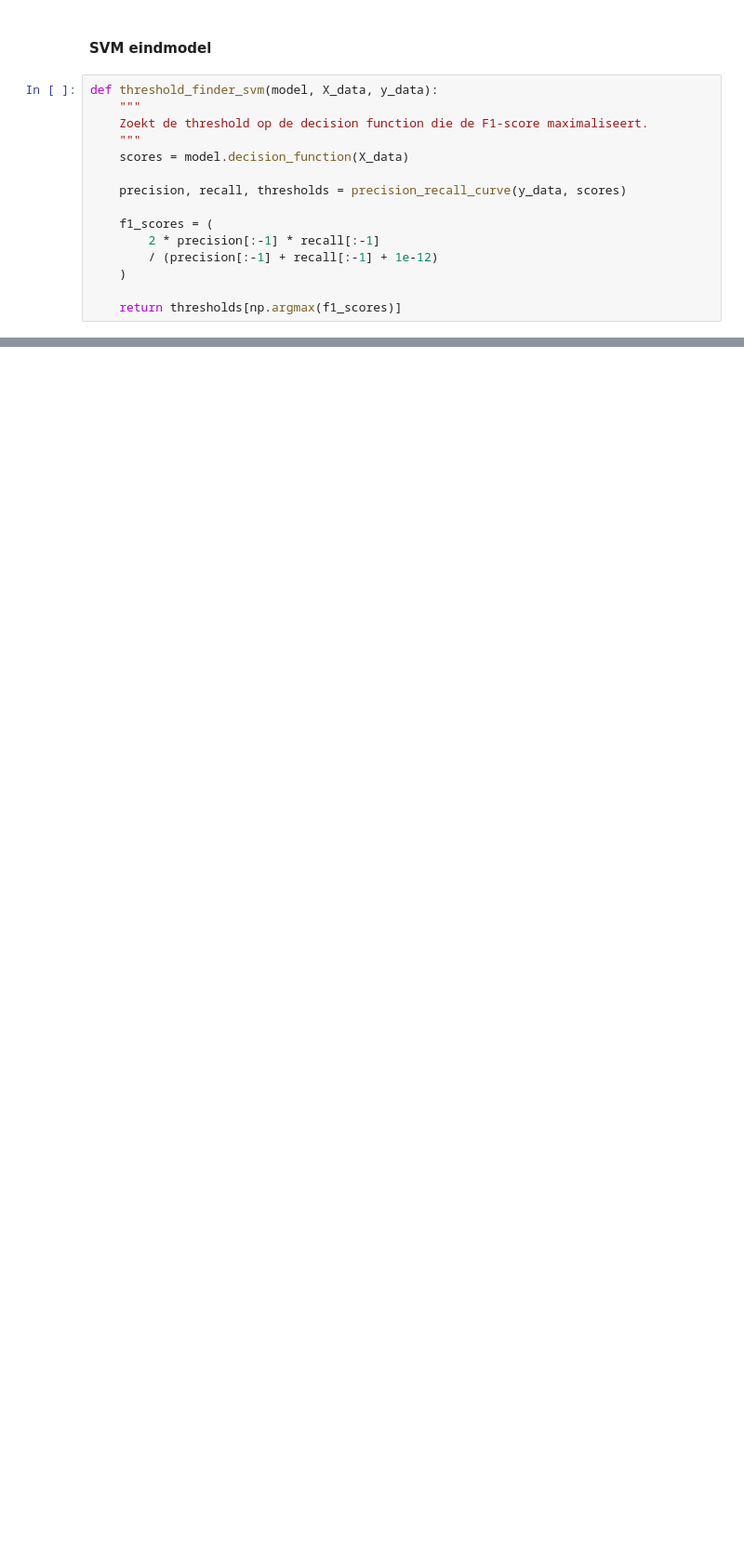
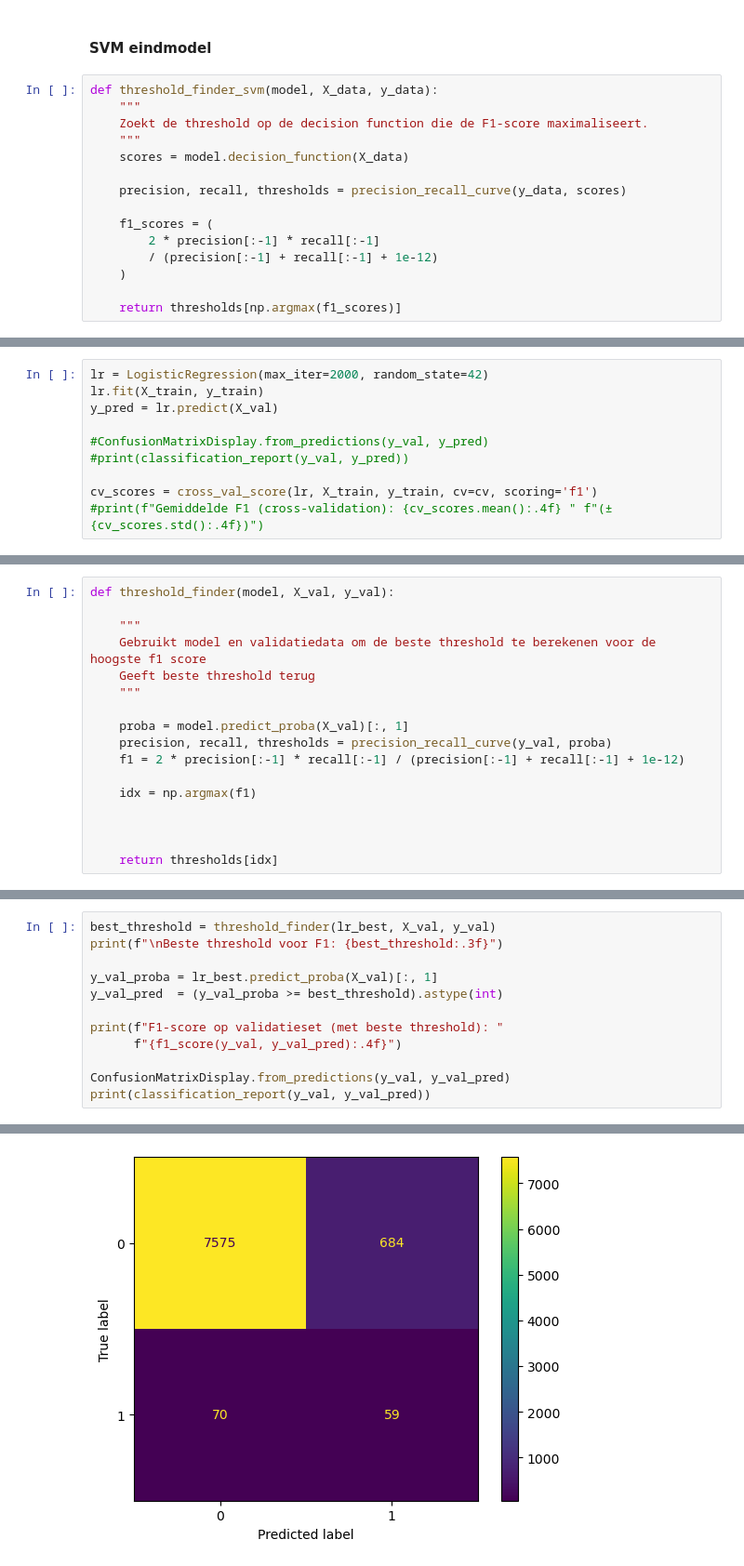
Before and after one commit to larsol55on/Machine-Learning-Herseninfract, a Jupyter notebook: lars.ipynb, the cells around one changed output, grey strips where cells are left out. Shown at 93% size. Cells and saved outputs as stored; diff of their text form; blank space fills up the shorter version.

Commit message:
logistic regession

```diff
--- a/lars.ipynb
+++ b/lars.ipynb
@@ -421,0 +592,10 @@ ChildProcessError: [Errno 10] No child processes
+# %%
+lr = LogisticRegression(max_iter=2000, random_state=42)
+lr.fit(X_train, y_train)
+y_pred = lr.predict(X_val)
+
+#ConfusionMatrixDisplay.from_predictions(y_val, y_pred)
+#print(classification_report(y_val, y_pred))
+
+cv_scores = cross_val_score(lr, X_train, y_train, cv=cv, scoring='f1')
+#print(f"Gemiddelde F1 (cross-validation): {cv_scores.mean():.4f} " f"(± {cv_scores.std():.4f})")
@@ -421,0 +663,17 @@ ChildProcessError: [Errno 10] No child processes
+# %%
+def threshold_finder(model, X_val, y_val):
+
+    """
+    Gebruikt model en validatiedata om de beste threshold te berekenen voor de hoogste f1 score
+    Geeft beste threshold terug
+    """
+
+    proba = model.predict_proba(X_val)[:, 1]
+    precision, recall, thresholds = precision_recall_curve(y_val, proba)
+    f1 = 2 * precision[:-1] * recall[:-1] / (precision[:-1] + recall[:-1] + 1e-12)
+
+    idx = np.argmax(f1)
+
+
+
+    return thresholds[idx]
@@ -421,0 +682,13 @@ ChildProcessError: [Errno 10] No child processes
+# %%
+best_threshold = threshold_finder(lr_best, X_val, y_val)
+print(f"\nBeste threshold voor F1: {best_threshold:.3f}")
+
+y_val_proba = lr_best.predict_proba(X_val)[:, 1]
+y_val_pred  = (y_val_proba >= best_threshold).astype(int)
+
+print(f"F1-score op validatieset (met beste threshold): "
+      f"{f1_score(y_val, y_val_pred):.4f}")
+
+ConfusionMatrixDisplay.from_predictions(y_val, y_val_pred)
+print(classification_report(y_val, y_val_pred))
+# %% [output]
@@ -421,0 +705 @@ ChildProcessError: [Errno 10] No child processes
+[figure, added]
```
Also changed, not shown: parts of 41 cells of this notebook.
